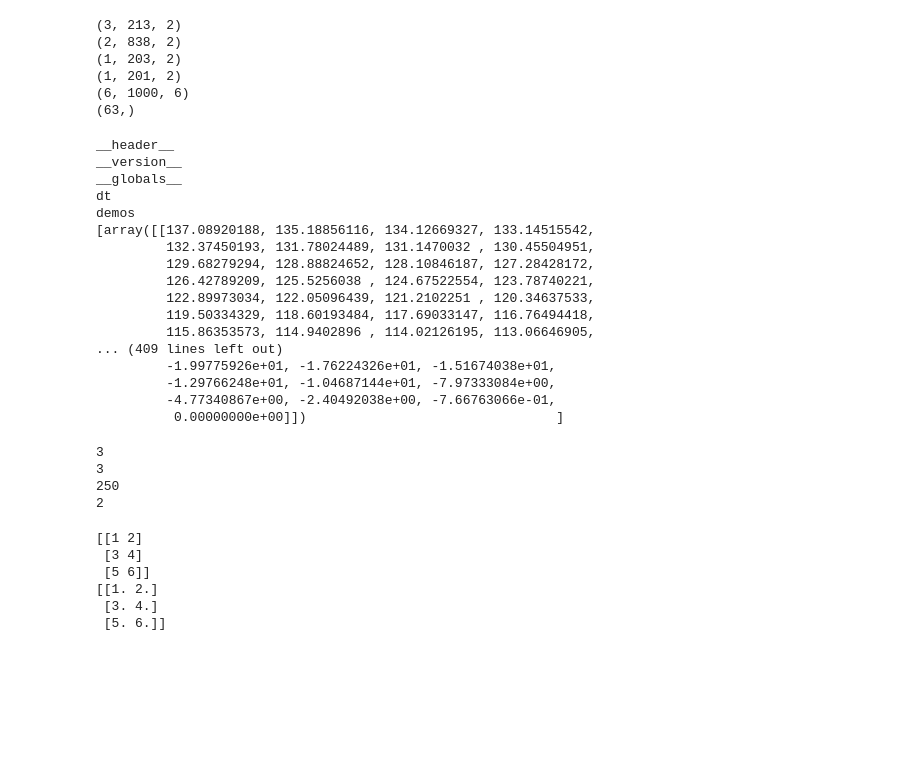
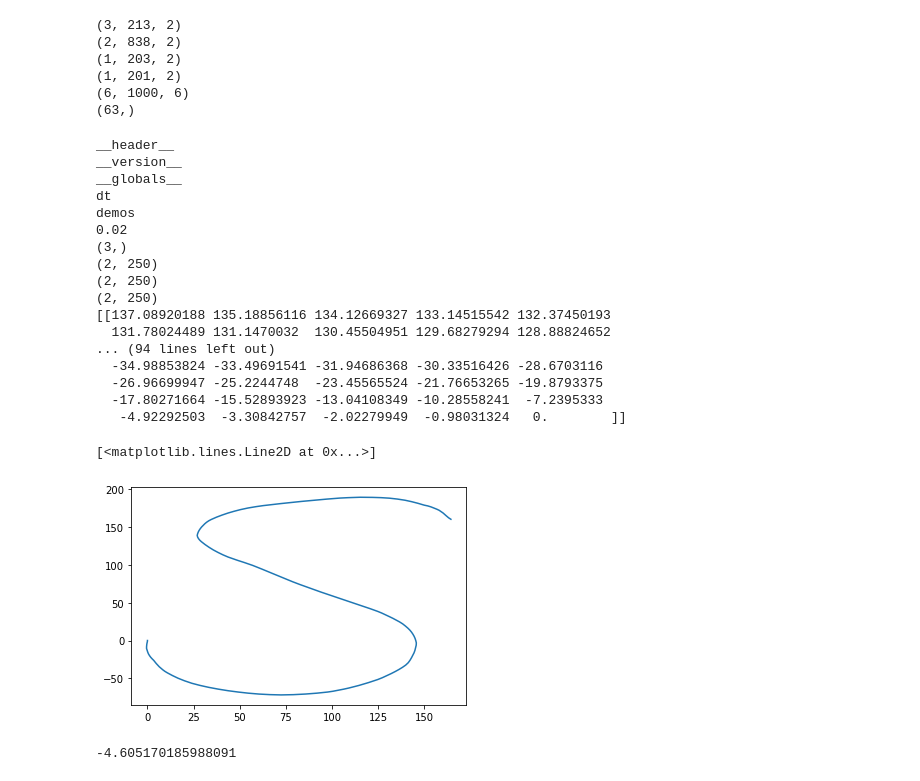
Before and after one commit to WeitaoZC/iflow, a Jupyter notebook: test.ipynb, the cells around one changed output. Cells and saved outputs as stored; diff of their text form; code cells hidden in the pictures; blank space fills up the shorter version.

```diff
--- a/test.ipynb
+++ b/test.ipynb
@@ -31,56 +33,54 @@ print(pour_data.shape)
 mat = spio.loadmat("./data/LASA_dataset/Sshape.mat",squeeze_me=True)
 for key in mat.keys():
     print(key)
-demos = mat["demos"]
-print(demos)
+# for demo_i in mat['demos']:
+#     x = demo_i[0]
+#     y = demo_i[1]
+#     tr_i = np.stack((x,y))
+#     print(tr_i)
+#     trajs_real.append(tr_i.T)
+
+print(mat['dt'])    #0.02
+print(mat['demos'].shape)
+print(mat['demos'][0].shape)
+print(mat['demos'][1].shape)
+print(mat['demos'][2].shape)
+
+print(mat['demos'][0])
 # %% [output]
 __header__
 __version__
 __globals__
 dt
 demos
-[array([[137.08920188, 135.18856116, 134.12669327, 133.14515542,
-         132.37450193, 131.78024489, 131.1470032 , 130.45504951,
-         129.68279294, 128.88824652, 128.10846187, 127.28428172,
-         126.42789209, 125.5256038 , 124.67522554, 123.78740221,
-         122.89973034, 122.05096439, 121.2102251 , 120.34637533,
-         119.50334329, 118.60193484, 117.69033147, 116.76494418,
-         115.86353573, 114.9402896 , 114.02126195, 113.06646905,
-... (409 lines left out)
-         -1.99775926e+01, -1.76224326e+01, -1.51674038e+01,
-         -1.29766248e+01, -1.04687144e+01, -7.97333084e+00,
-         -4.77340867e+00, -2.40492038e+00, -7.66763066e-01,
-          0.00000000e+00]])                                ]
+0.02
+(3,)
+(2, 250)
+(2, 250)
+(2, 250)
+[[137.08920188 135.18856116 134.12669327 133.14515542 132.37450193
+  131.78024489 131.1470032  130.45504951 129.68279294 128.88824652
+... (94 lines left out)
+  -34.98853824 -33.49691541 -31.94686368 -30.33516426 -28.6703116
+  -26.96699947 -25.2244748  -23.45565524 -21.76653265 -19.8793375
+  -17.80271664 -15.52893923 -13.04108349 -10.28558241  -7.2395333
+   -4.92292503  -3.30842757  -2.02279949  -0.98031324   0.        ]]
 # %%
 trajs_real = []
 for demo_i in mat['demos']:
     x = demo_i[0]
     y = demo_i[1]
     tr_i = np.stack((x,y))
     trajs_real.append(tr_i.T)
-print(len(trajs_real))
-trajs_np = np.asarray(trajs_real)
-n_trajs = trajs_np.shape[0]
-trj_length = trajs_np.shape[1]
-n_dims  = trajs_np.shape[2]
-print(n_trajs)
-print(trj_length)
-print(n_dims)
+plt.plot(trajs_real[2][:,0],trajs_real[2][:,1])
 # %% [output]
-3
-3
-250
-2
+[<matplotlib.lines.Line2D at 0x...>]
+[figure, added]
-# %%
-tr_i_all = np.zeros((0,2))
-a = np.array([[1,2],[3,4],[5,6]])
-tr_i_all = np.concatenate((tr_i_all, a), 0)
-print(a)
-print(tr_i_all)
-# %% [output]
-[[1 2]
- [3 4]
- [5 6]]
-[[1. 2.]
- [3. 4.]
- [5. 6.]]
+# %%
+a = torch.tensor([[1,2],[3,4],[5,6]])
+indices = torch.tensor([1,0])
+torch.index_select(a, 1, indices)
+a[[0,1],[0,1]]
+np.log(0.1 ** 2)
+# %% [output]
+-4.605170185988091
```
Also changed, not shown: parts of 3 cells of this notebook, 8 other files.
